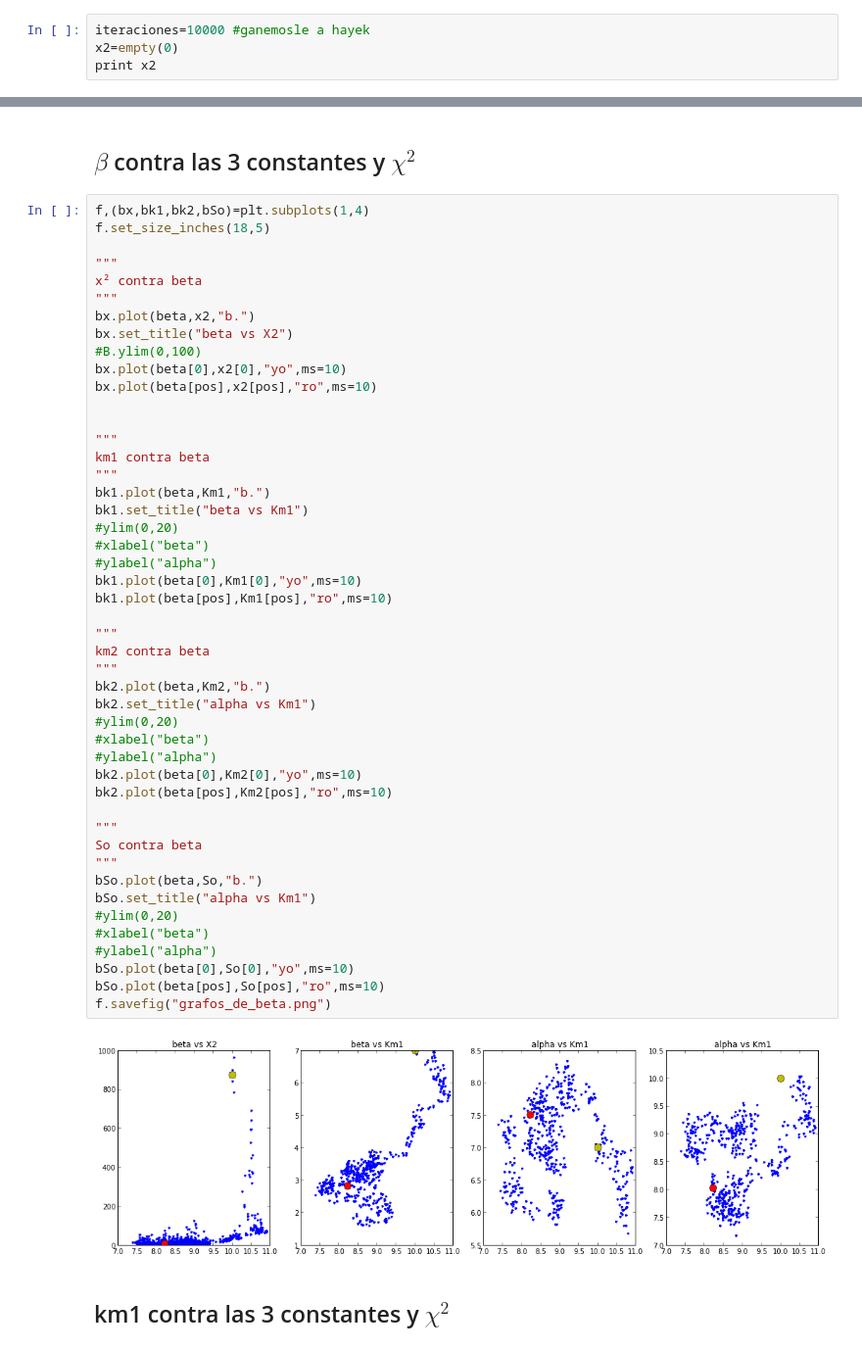
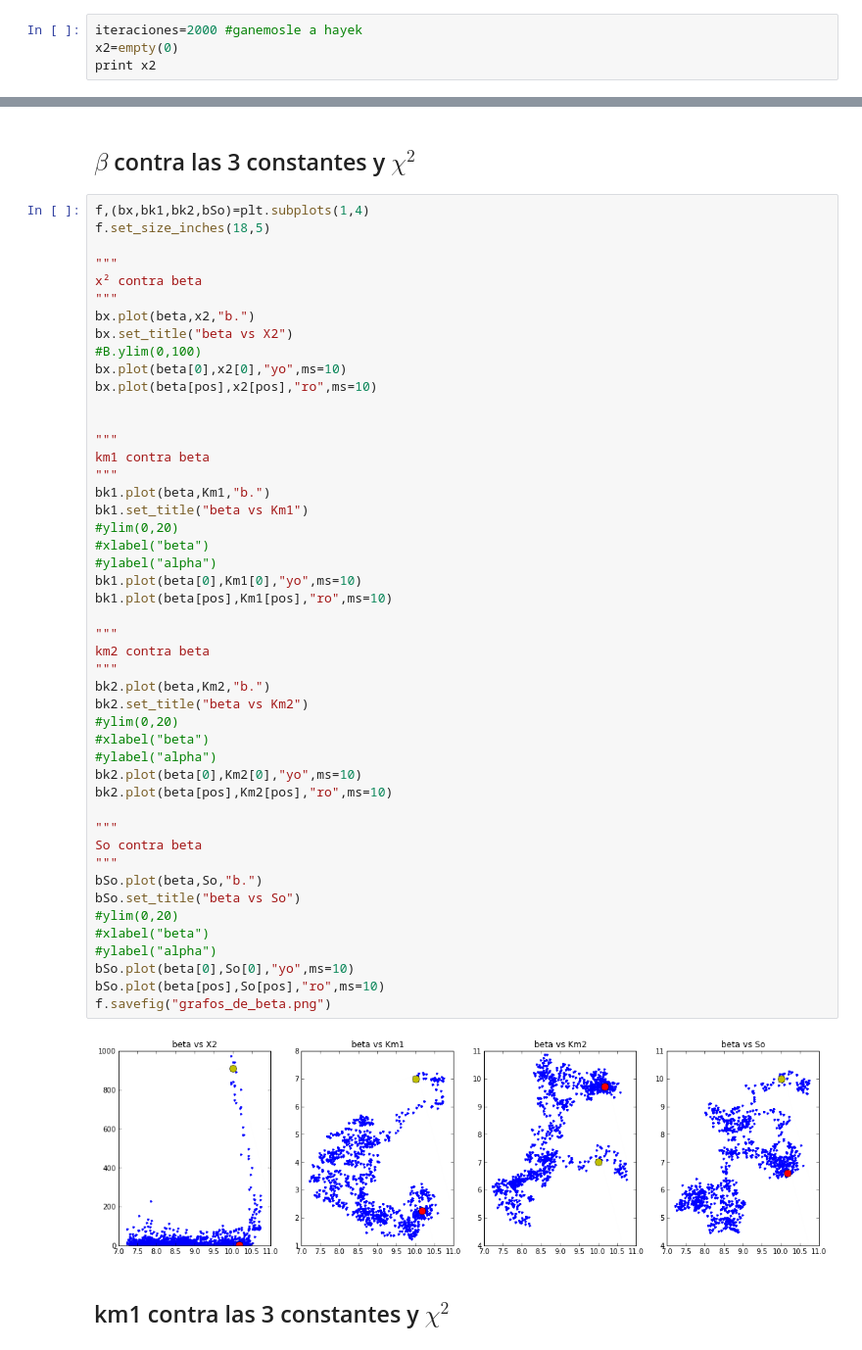
Before and after one commit to daniel-lozano/tarea8, a Jupyter notebook: ctes.ipynb, the cells around one changed output, grey strips where cells are left out. Shown at 98% size. Cells and saved outputs as stored; diff of their text form.

```diff
--- a/ctes.ipynb
+++ b/ctes.ipynb
@@ -179,7 +154,7 @@ scatter(x,Pobs)
 <matplotlib.collections.PathCollection at 0x...>
 [figure]
 # %%
-iteraciones=10000 #ganemosle a hayek
+iteraciones=2000 #ganemosle a hayek
 x2=empty(0)
 print x2
 # %% [output]
@@ -442,36 +417,36 @@ km1 contra beta
 """
 bk1.plot(beta,Km1,"b.")
 bk1.set_title("beta vs Km1")
 #ylim(0,20)
 #xlabel("beta")
 #ylabel("alpha")
 bk1.plot(beta[0],Km1[0],"yo",ms=10)
 bk1.plot(beta[pos],Km1[pos],"ro",ms=10)
 
 """
 km2 contra beta
 """
 bk2.plot(beta,Km2,"b.")
-bk2.set_title("alpha vs Km1")
+bk2.set_title("beta vs Km2")
 #ylim(0,20)
 #xlabel("beta")
 #ylabel("alpha")
 bk2.plot(beta[0],Km2[0],"yo",ms=10)
 bk2.plot(beta[pos],Km2[pos],"ro",ms=10)
 
 """
 So contra beta
 """
 bSo.plot(beta,So,"b.")
-bSo.set_title("alpha vs Km1")
+bSo.set_title("beta vs So")
 #ylim(0,20)
 #xlabel("beta")
 #ylabel("alpha")
 bSo.plot(beta[0],So[0],"yo",ms=10)
 bSo.plot(beta[pos],So[pos],"ro",ms=10)
 f.savefig("grafos_de_beta.png")
 # %% [output]
-[figure, old version]
+[figure, new version]
 # %% [markdown]
 ## km1 contra las 3 constantes y $\chi^2$
 # %%
```
Also changed, not shown: parts of 38 cells of this notebook, 8 other files.
